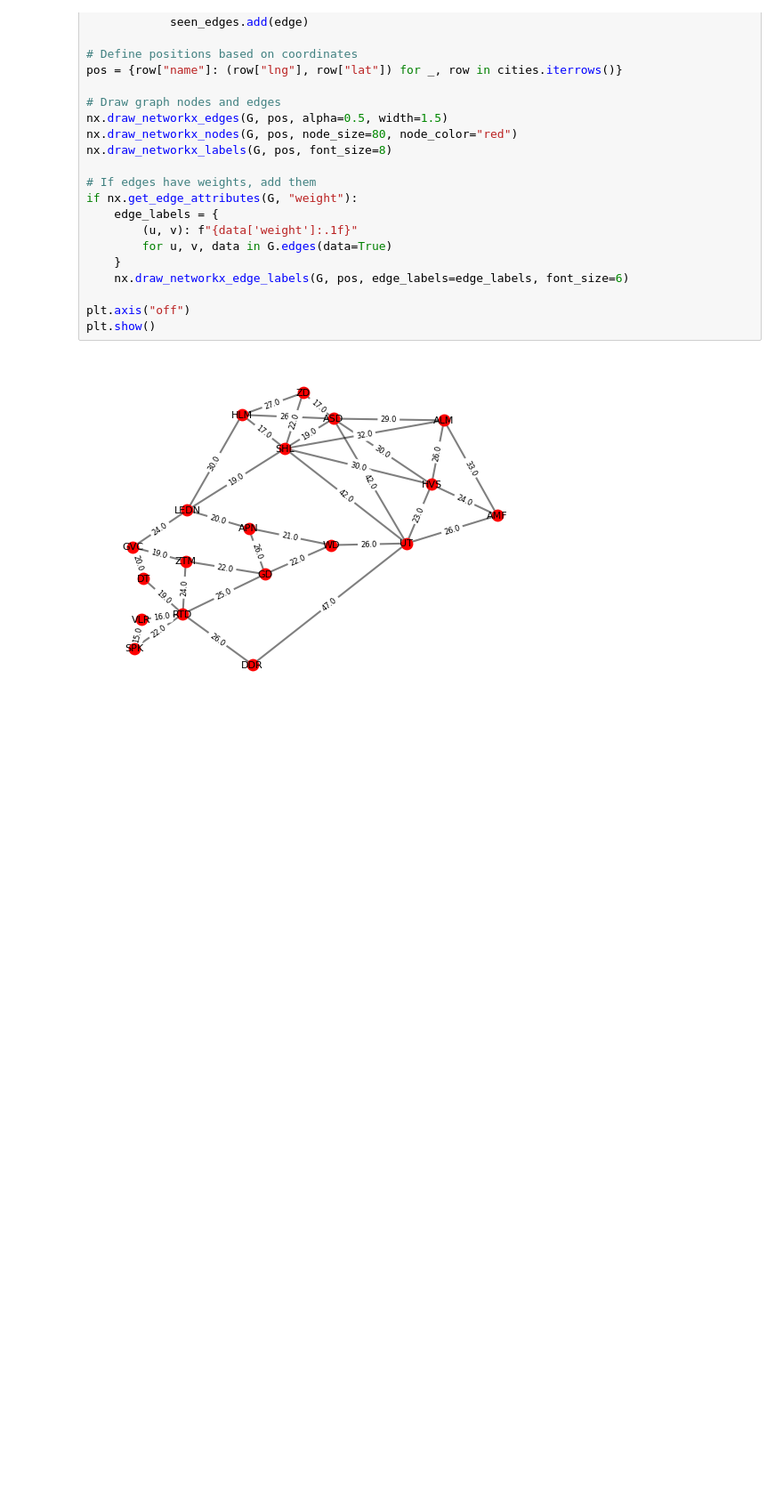
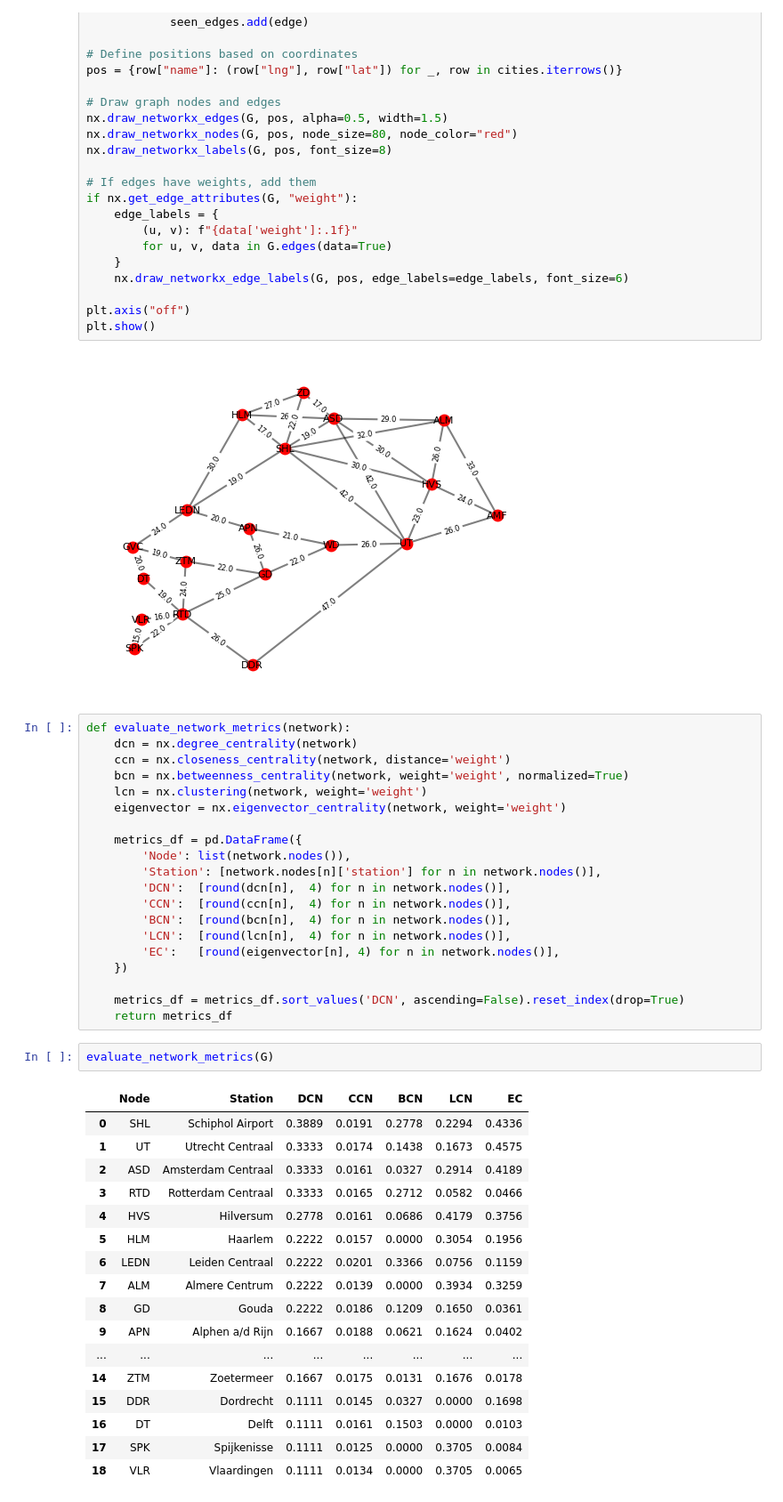
Before and after one commit to EVO5055/SEN124A-Project, a Jupyter notebook: Create_network_roads.ipynb, the cells around one changed output. Shown at 89% size. Saved outputs shown, nothing was run; the diff lists cells and outputs as text; blank space fills up the shorter version.

Commit message:
function for metrics in road network

```diff
--- a/Create_network_roads.ipynb
+++ b/Create_network_roads.ipynb
@@ -60,3 +60,43 @@ plt.axis("off")
 plt.show()
 # %% [output]
 [figure]
+# %%
+def evaluate_network_metrics(network):
+    dcn = nx.degree_centrality(network)
+    ccn = nx.closeness_centrality(network, distance='weight')
+    bcn = nx.betweenness_centrality(network, weight='weight', normalized=True)
+    lcn = nx.clustering(network, weight='weight')
+    eigenvector = nx.eigenvector_centrality(network, weight='weight')
+
+    metrics_df = pd.DataFrame({
+        'Node': list(network.nodes()),
+        'Station': [network.nodes[n]['station'] for n in network.nodes()],
+        'DCN':  [round(dcn[n],  4) for n in network.nodes()],
+        'CCN':  [round(ccn[n],  4) for n in network.nodes()],
+        'BCN':  [round(bcn[n],  4) for n in network.nodes()],
+        'LCN':  [round(lcn[n],  4) for n in network.nodes()],
+        'EC':   [round(eigenvector[n], 4) for n in network.nodes()],
+    })
+
+    metrics_df = metrics_df.sort_values('DCN', ascending=False).reset_index(drop=True)
+    return metrics_df
+# %%
+evaluate_network_metrics(G)
+# %% [output]
+|  | Node | Station | DCN | CCN | BCN | LCN | EC |
+| 0 | SHL | Schiphol Airport | 0.3889 | 0.0191 | 0.2778 | 0.2294 | 0.4336 |
+| 1 | UT | Utrecht Centraal | 0.3333 | 0.0174 | 0.1438 | 0.1673 | 0.4575 |
+| 2 | ASD | Amsterdam Centraal | 0.3333 | 0.0161 | 0.0327 | 0.2914 | 0.4189 |
+| 3 | RTD | Rotterdam Centraal | 0.3333 | 0.0165 | 0.2712 | 0.0582 | 0.0466 |
+| 4 | HVS | Hilversum | 0.2778 | 0.0161 | 0.0686 | 0.4179 | 0.3756 |
+| 5 | HLM | Haarlem | 0.2222 | 0.0157 | 0.0000 | 0.3054 | 0.1956 |
+| 6 | LEDN | Leiden Centraal | 0.2222 | 0.0201 | 0.3366 | 0.0756 | 0.1159 |
+| 7 | ALM | Almere Centrum | 0.2222 | 0.0139 | 0.0000 | 0.3934 | 0.3259 |
+| 8 | GD | Gouda | 0.2222 | 0.0186 | 0.1209 | 0.1650 | 0.0361 |
+| 9 | APN | Alphen a/d Rijn | 0.1667 | 0.0188 | 0.0621 | 0.1624 | 0.0402 |
+| ... | ... | ... | ... | ... | ... | ... | ... |
+| 14 | ZTM | Zoetermeer | 0.1667 | 0.0175 | 0.0131 | 0.1676 | 0.0178 |
+| 15 | DDR | Dordrecht | 0.1111 | 0.0145 | 0.0327 | 0.0000 | 0.1698 |
+| 16 | DT | Delft | 0.1111 | 0.0161 | 0.1503 | 0.0000 | 0.0103 |
+| 17 | SPK | Spijkenisse | 0.1111 | 0.0125 | 0.0000 | 0.3705 | 0.0084 |
+| 18 | VLR | Vlaardingen | 0.1111 | 0.0134 | 0.0000 | 0.3705 | 0.0065 |
```
